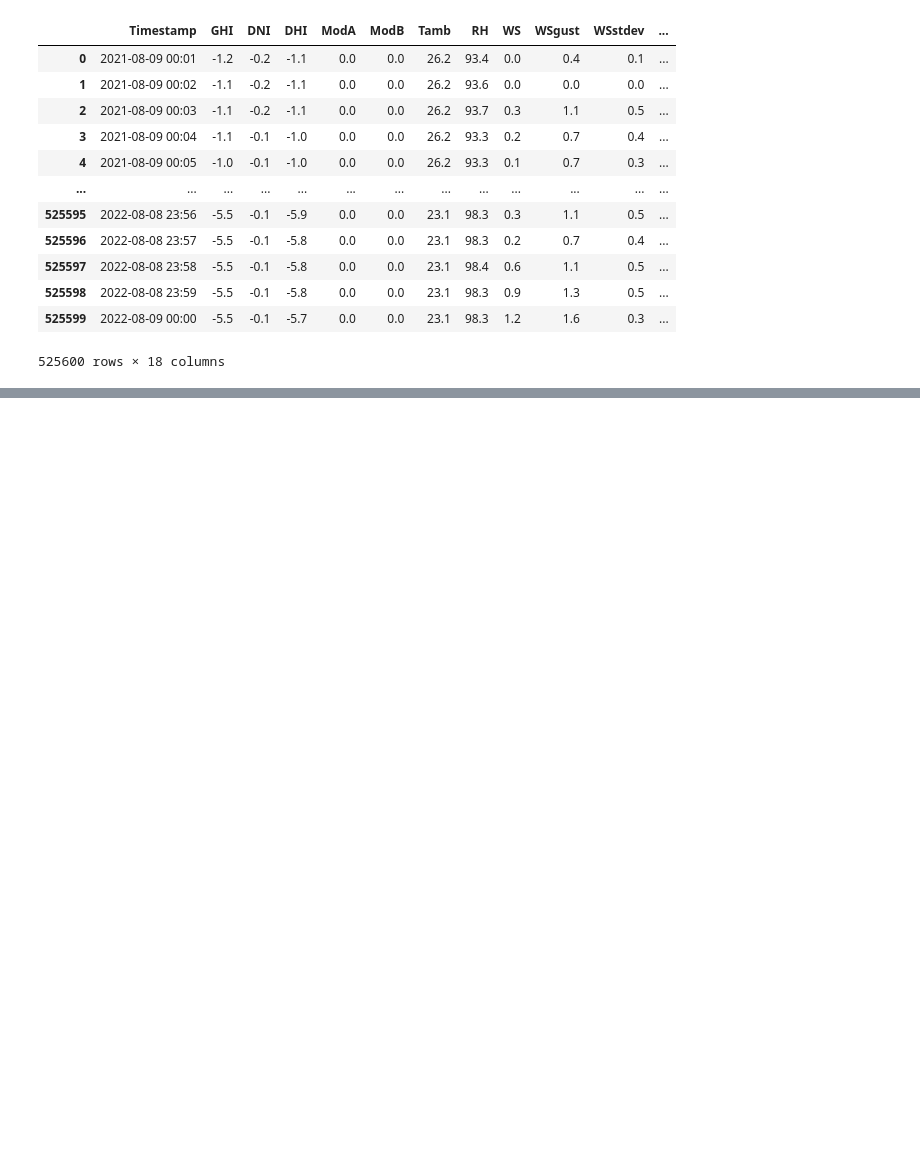
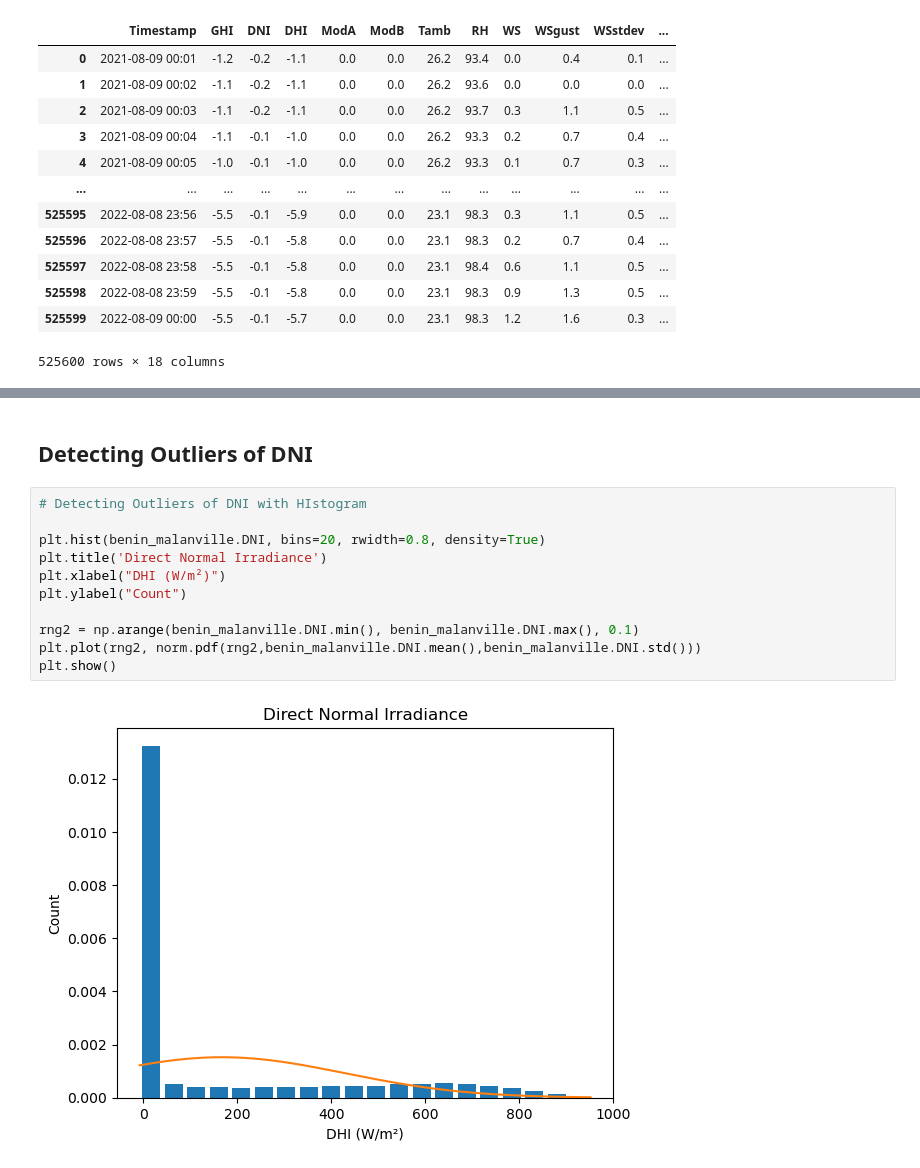
Before and after one commit to Ephrem0001/Solar-Radiation-Measurement-Data-Analysis, a Jupyter notebook: notebooks/benin-malanville.ipynb, the cells around one changed output, grey strips where cells are left out. Saved outputs shown, nothing was run; the diff lists cells and outputs as text; blank space fills up the shorter version.

```diff
--- a/notebooks/benin-malanville.ipynb
+++ b/notebooks/benin-malanville.ipynb
@@ -146,0 +187,15 @@ plt.show()
+# %% [markdown]
+## Detecting Outliers of DNI
+# %%
+# Detecting Outliers of DNI with HIstogram
+
+plt.hist(benin_malanville.DNI, bins=20, rwidth=0.8, density=True)
+plt.title('Direct Normal Irradiance')
+plt.xlabel("DHI (W/m²)")
+plt.ylabel("Count")
+
+rng2 = np.arange(benin_malanville.DNI.min(), benin_malanville.DNI.max(), 0.1)
+plt.plot(rng2, norm.pdf(rng2,benin_malanville.DNI.mean(),benin_malanville.DNI.std()))
+plt.show()
+# %% [output]
+[figure, added]
```
Also changed, not shown: parts of 43 cells of this notebook.
